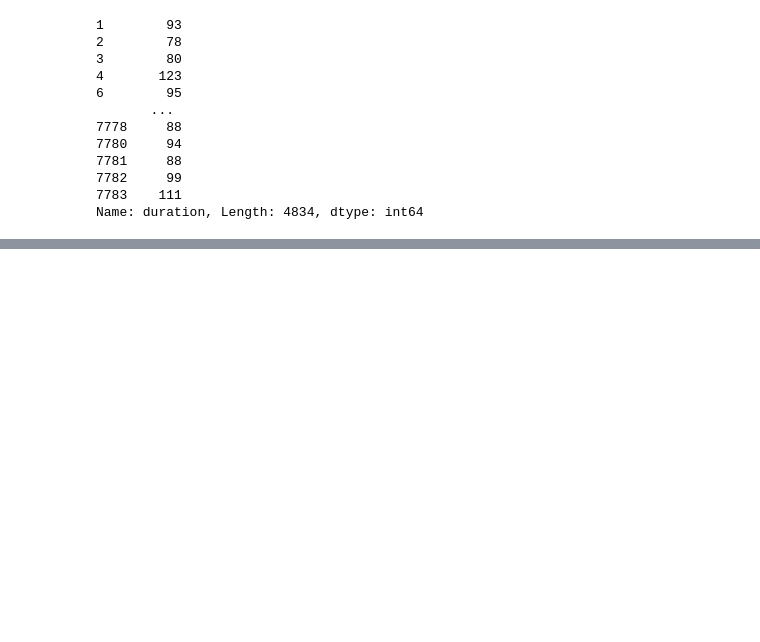
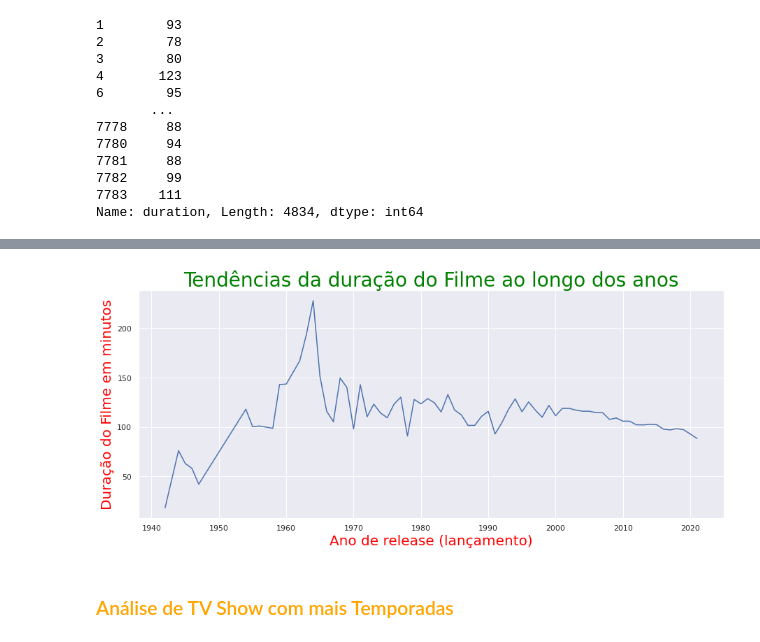
Before and after one commit to EddyGiusepe/Sistema_RECOMENDACION_Netflix, a Jupyter notebook: Netflix_RECOMMENDATION.ipynb, the cells around one changed output, grey strips where cells are left out. Cells and saved outputs as stored; diff of their text form; code cells hidden in the pictures; blank space fills up the shorter version.

```diff
--- a/Netflix_RECOMMENDATION.ipynb
+++ b/Netflix_RECOMMENDATION.ipynb
@@ -504,0 +520,15 @@ Name: duration, Length: 4834, dtype: int64
+# %%
+duration_year = movie_df.groupby(["release_year"]).mean()
+duration_year = duration_year.sort_index()
+
+plt.figure(figsize = (15, 6))
+sns.set(style = "darkgrid")
+sns.lineplot(x = duration_year.index, y = duration_year.duration.values)
+#plt.box(on = None)
+plt.ylabel("Duração do Filme em minutos", fontsize = 20, color = "Red")
+plt.xlabel("Ano de release (lançamento)", fontsize = 20, color = "Red")
+plt.title("Tendências da duração do Filme ao longo dos anos", fontsize = 28, color = "Green");
+# %% [output]
+[figure, added]
+# %% [markdown]
+### <font color="orange">Análise de TV Show com mais Temporadas</font>
```
Also changed, not shown: parts of 8 cells of this notebook.
